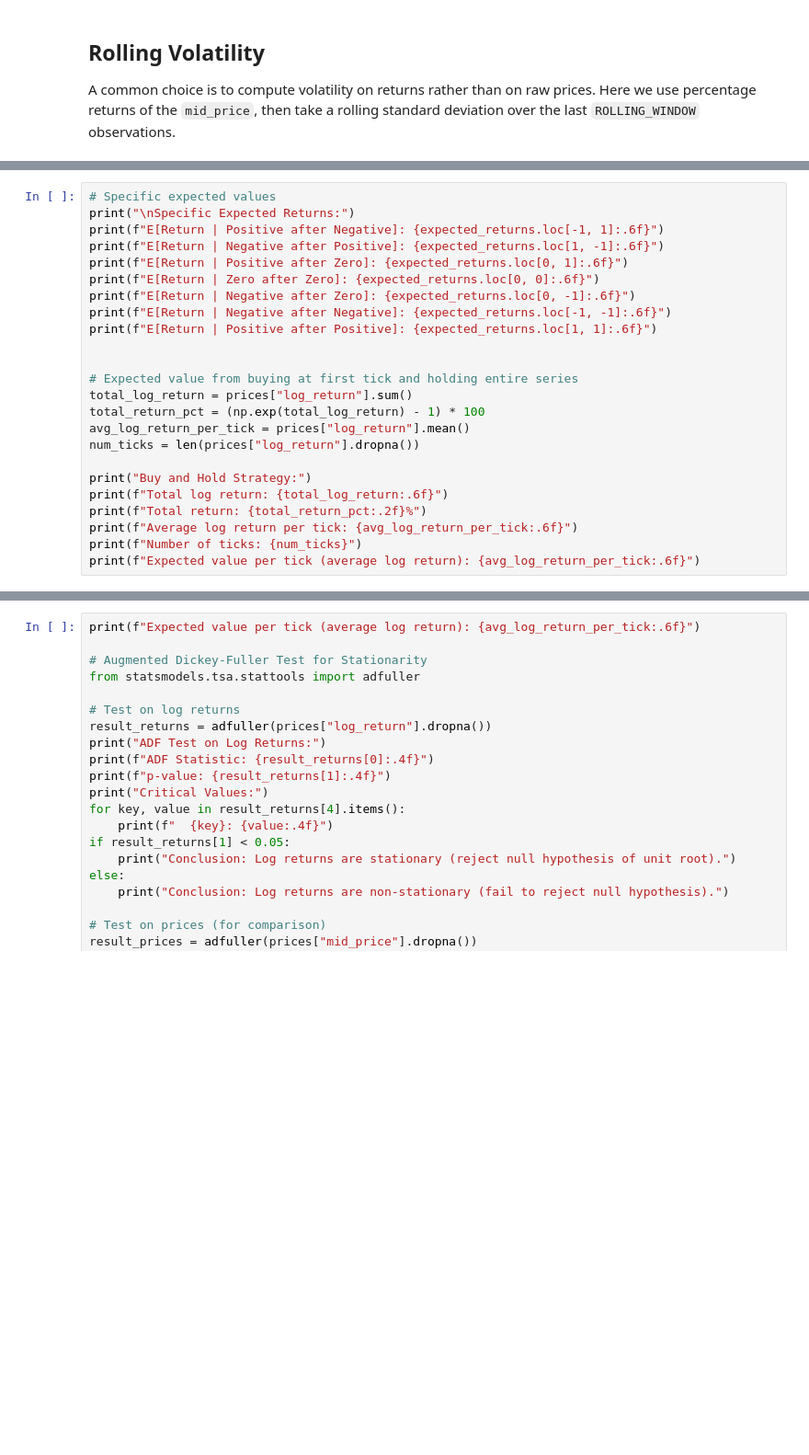
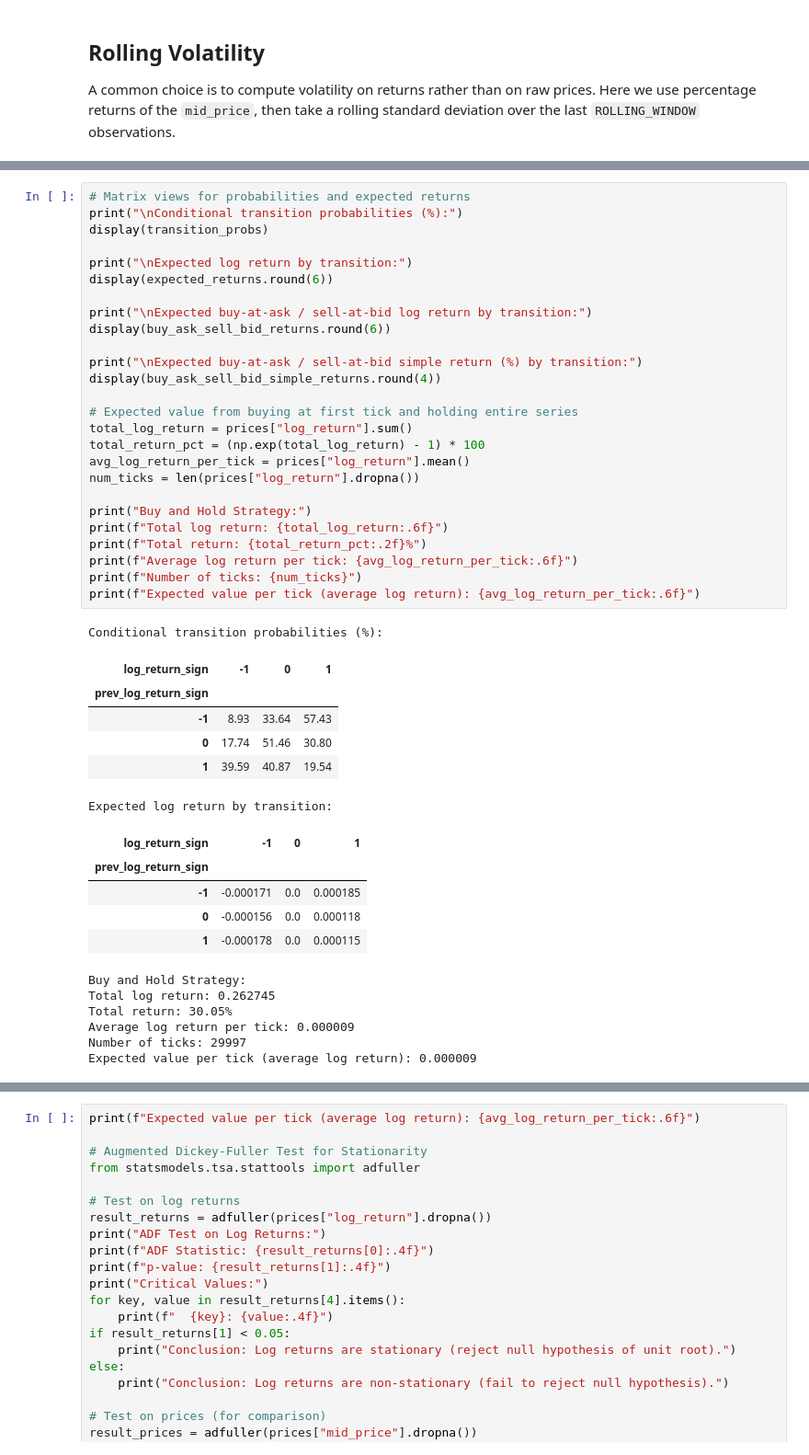
Before and after one commit to ericzzhang27-sys/IMC-Prosperity-4, a Jupyter notebook: tomatoes_volatility_analysis.ipynb, the cells around one changed output, grey strips where cells are left out. Shown at 92% size. Saved outputs shown, nothing was run; the diff lists cells and outputs as text; blank space fills up the shorter version.

```diff
--- a/tomatoes_volatility_analysis.ipynb
+++ b/tomatoes_volatility_analysis.ipynb
@@ -193,26 +410,47 @@ P(Positive after Positive): 19.54%
 # %%
-# Specific expected values
-print("\nSpecific Expected Returns:")
-print(f"E[Return | Positive after Negative]: {expected_returns.loc[-1, 1]:.6f}")
-print(f"E[Return | Negative after Positive]: {expected_returns.loc[1, -1]:.6f}")
-print(f"E[Return | Positive after Zero]: {expected_returns.loc[0, 1]:.6f}")
-print(f"E[Return | Zero after Zero]: {expected_returns.loc[0, 0]:.6f}")
-print(f"E[Return | Negative after Zero]: {expected_returns.loc[0, -1]:.6f}")
-print(f"E[Return | Negative after Negative]: {expected_returns.loc[-1, -1]:.6f}")
-print(f"E[Return | Positive after Positive]: {expected_returns.loc[1, 1]:.6f}")
+# Matrix views for probabilities and expected returns
+print("\nConditional transition probabilities (%):")
+display(transition_probs)
 
+print("\nExpected log return by transition:")
+display(expected_returns.round(6))
+
+print("\nExpected buy-at-ask / sell-at-bid log return by transition:")
+display(buy_ask_sell_bid_returns.round(6))
+
+print("\nExpected buy-at-ask / sell-at-bid simple return (%) by transition:")
+display(buy_ask_sell_bid_simple_returns.round(4))
 
 # Expected value from buying at first tick and holding entire series
 total_log_return = prices["log_return"].sum()
 total_return_pct = (np.exp(total_log_return) - 1) * 100
 avg_log_return_per_tick = prices["log_return"].mean()
 num_ticks = len(prices["log_return"].dropna())
 
 print("Buy and Hold Strategy:")
 print(f"Total log return: {total_log_return:.6f}")
 print(f"Total return: {total_return_pct:.2f}%")
 print(f"Average log return per tick: {avg_log_return_per_tick:.6f}")
 print(f"Number of ticks: {num_ticks}")
 print(f"Expected value per tick (average log return): {avg_log_return_per_tick:.6f}")
+# %% [output]
+Conditional transition probabilities (%):
+| log_return_sign | -1 | 0 | 1 |
+| prev_log_return_sign |  |  |  |
+| -1 | 8.93 | 33.64 | 57.43 |
+| 0 | 17.74 | 51.46 | 30.80 |
+| 1 | 39.59 | 40.87 | 19.54 |
+Expected log return by transition:
+| log_return_sign | -1 | 0 | 1 |
+| prev_log_return_sign |  |  |  |
+| -1 | -0.000171 | 0.0 | 0.000185 |
+| 0 | -0.000156 | 0.0 | 0.000118 |
+| 1 | -0.000178 | 0.0 | 0.000115 |
+Buy and Hold Strategy:
+Total log return: 0.262745
+Total return: 30.05%
+Average log return per tick: 0.000009
+Number of ticks: 29997
+Expected value per tick (average log return): 0.000009
 # %%
 # Compute standard errors for each transition (std / sqrt(n))
```
Also changed, not shown: parts of 15 cells of this notebook, 6 other files.
